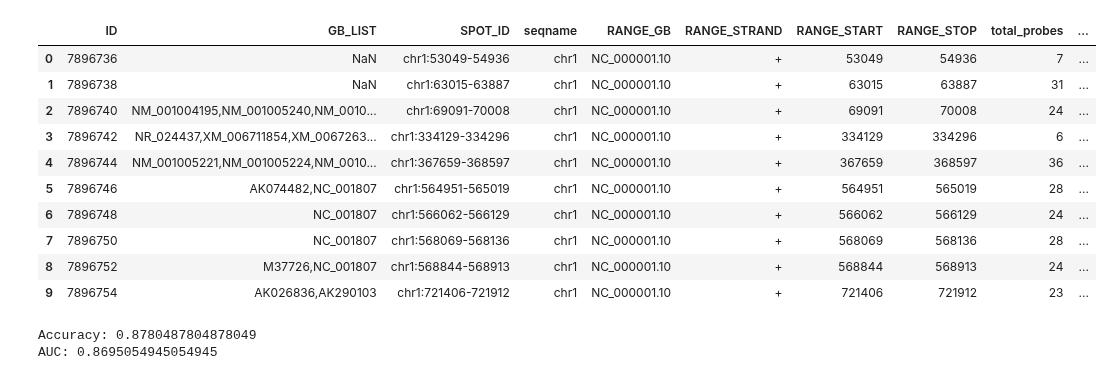
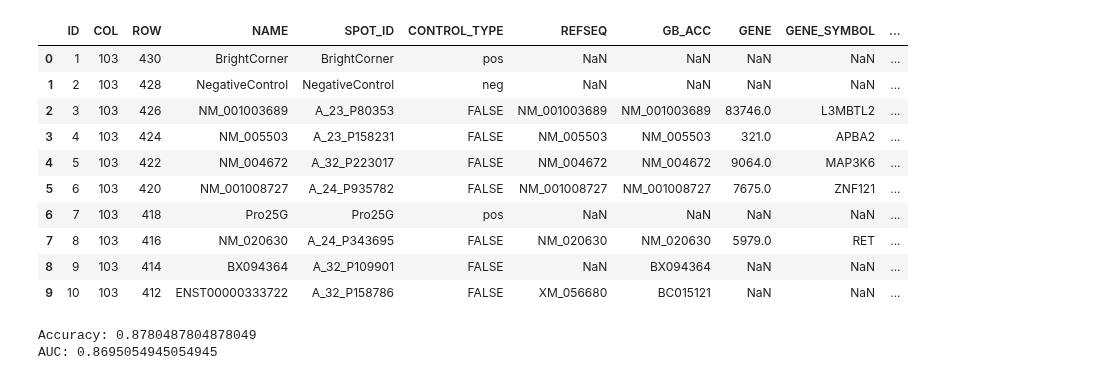
Before and after one commit to MaciejPiernik/ibd, a Jupyter notebook: ibd/notebooks/playground.ipynb, the cells around one changed output. Cells and saved outputs as stored; diff of their text form; code cells hidden in the pictures.

```diff
--- a/ibd/notebooks/playground.ipynb
+++ b/ibd/notebooks/playground.ipynb
@@ -3,7 +3,7 @@ import GEOparse
 import pandas as pd
 import numpy as np
 
-gse = GEOparse.get_GEO(geo='GSE73661', destdir="./data/geo_cache")
+gse = GEOparse.get_GEO(geo='GSE11223', destdir="./data/geo_cache")
 
 platform_id = gse.metadata['platform_id'][0]
 print(f"Platform ID: {platform_id}")
@@ -11,9 +11,9 @@ print(f"Platform ID: {platform_id}")
 expr_matrix = gse.pivot_samples('VALUE')
 expr_matrix_t = expr_matrix.T
 values_df = pd.DataFrame(expr_matrix_t)
-transcript_ids = gse.gpls[next(iter(gse.gpls))].table.set_index('ID').ENSEMBL_ID.dropna()
+locations = gse.gpls[next(iter(gse.gpls))].table.set_index('ID').CHROMOSOMAL_LOCATION.dropna()
 
-expr_df = pd.concat([values_df.transpose(), transcript_ids], axis=1, join='inner').set_index('ENSEMBL_ID').transpose()
+expr_df = pd.concat([values_df.transpose(), locations], axis=1, join='inner').set_index('ENSEMBL_ID').transpose()
 
 expr_df.head()
 # %% [output]
@@ -40,4 +43,5 @@ AttributeError: 'DataFrame' object has no attribute 'ENSEMBL_ID'
 xpr_matrix = gse.pivot_samples('VALUE')
 expr_matrix_t = expr_matrix.T
 values_df = pd.DataFrame(expr_matrix_t)
-genes = gse.gpls[next(iter(gse.gpls))].table.set_index('ID').GENE_SYMBOL.dropna()
+gene_symbols = gse.gpls[next(iter(gse.gpls))].table.set_index('ID').GENE_SYMBOL
+locations = gse.gpls[next(iter(gse.gpls))].table.set_index('ID').CHROMOSOMAL_LOCATION
@@ -54,17 +85,17 @@ Transcript(transcript_id='ENST00000216237', transcript_name='L3MBTL2-001', gene_
 # %%
-gse.gpls['GPL6244'].table.head(10)
+gse.gpls['GPL1708'].table.head(10)
 # %% [output]
-|  | ID | GB_LIST | SPOT_ID | seqname | RANGE_GB | RANGE_STRAND | RANGE_START | RANGE_STOP | total_probes | ... |
-| 0 | 7896736 | NaN | chr1:53049-54936 | chr1 | NC_000001.10 | + | 53049 | 54936 | 7 | ... |
-| 1 | 7896738 | NaN | chr1:63015-63887 | chr1 | NC_000001.10 | + | 63015 | 63887 | 31 | ... |
-| 2 | 7896740 | NM_001004195,NM_001005240,NM_0010... | chr1:69091-70008 | chr1 | NC_000001.10 | + | 69091 | 70008 | 24 | ... |
-| 3 | 7896742 | NR_024437,XM_006711854,XM_0067263... | chr1:334129-334296 | chr1 | NC_000001.10 | + | 334129 | 334296 | 6 | ... |
-| 4 | 7896744 | NM_001005221,NM_001005224,NM_0010... | chr1:367659-368597 | chr1 | NC_000001.10 | + | 367659 | 368597 | 36 | ... |
-| 5 | 7896746 | AK074482,NC_001807 | chr1:564951-565019 | chr1 | NC_000001.10 | + | 564951 | 565019 | 28 | ... |
-| 6 | 7896748 | NC_001807 | chr1:566062-566129 | chr1 | NC_000001.10 | + | 566062 | 566129 | 24 | ... |
-| 7 | 7896750 | NC_001807 | chr1:568069-568136 | chr1 | NC_000001.10 | + | 568069 | 568136 | 28 | ... |
-| 8 | 7896752 | M37726,NC_001807 | chr1:568844-568913 | chr1 | NC_000001.10 | + | 568844 | 568913 | 24 | ... |
-| 9 | 7896754 | AK026836,AK290103 | chr1:721406-721912 | chr1 | NC_000001.10 | + | 721406 | 721912 | 23 | ... |
+|  | ID | COL | ROW | NAME | SPOT_ID | CONTROL_TYPE | REFSEQ | GB_ACC | GENE | GENE_SYMBOL | ... |
+| 0 | 1 | 103 | 430 | BrightCorner | BrightCorner | pos | NaN | NaN | NaN | NaN | ... |
+| 1 | 2 | 103 | 428 | NegativeControl | NegativeControl | neg | NaN | NaN | NaN | NaN | ... |
+| 2 | 3 | 103 | 426 | NM_001003689 | A_23_P80353 | FALSE | NM_001003689 | NM_001003689 | 83746.0 | L3MBTL2 | ... |
+| 3 | 4 | 103 | 424 | NM_005503 | A_23_P158231 | FALSE | NM_005503 | NM_005503 | 321.0 | APBA2 | ... |
+| 4 | 5 | 103 | 422 | NM_004672 | A_32_P223017 | FALSE | NM_004672 | NM_004672 | 9064.0 | MAP3K6 | ... |
+| 5 | 6 | 103 | 420 | NM_001008727 | A_24_P935782 | FALSE | NM_001008727 | NM_001008727 | 7675.0 | ZNF121 | ... |
+| 6 | 7 | 103 | 418 | Pro25G | Pro25G | pos | NaN | NaN | NaN | NaN | ... |
+| 7 | 8 | 103 | 416 | NM_020630 | A_24_P343695 | FALSE | NM_020630 | NM_020630 | 5979.0 | RET | ... |
+| 8 | 9 | 103 | 414 | BX094364 | A_32_P109901 | FALSE | NaN | BX094364 | NaN | NaN | ... |
+| 9 | 10 | 103 | 412 | ENST00000333722 | A_32_P158786 | FALSE | XM_056680 | BC015121 | NaN | NaN | ... |
 # %%
 y_inflammation = pd.Series(['Inflamed' in  l for l in gse.phenotype_data.source_name_ch1], index=gse.phenotype_data.index)
 y_uc = pd.Series(['UC' in l for l in gse.phenotype_data.source_name_ch1], index=gse.phenotype_data.index)
```
Also changed, not shown: parts of 5 cells of this notebook, 4 other files.
